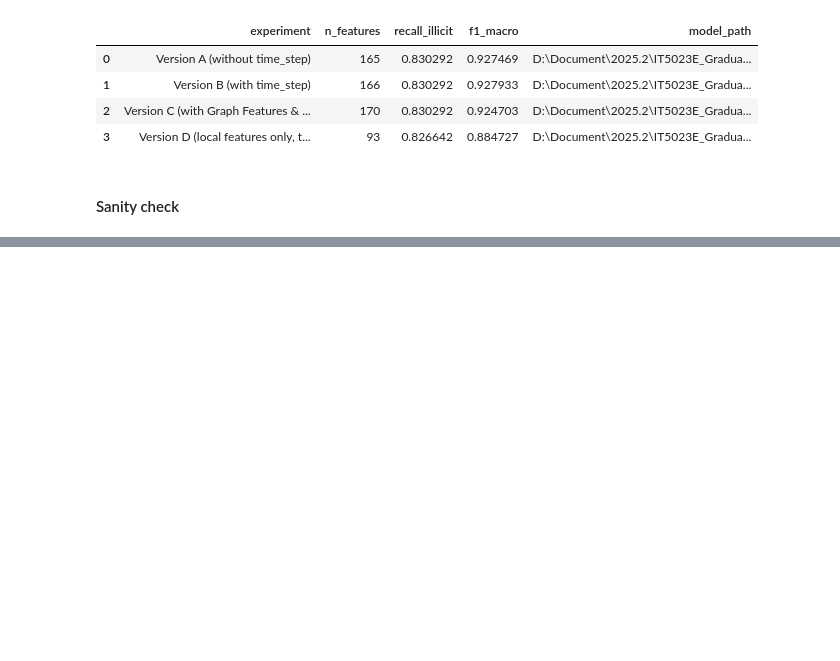
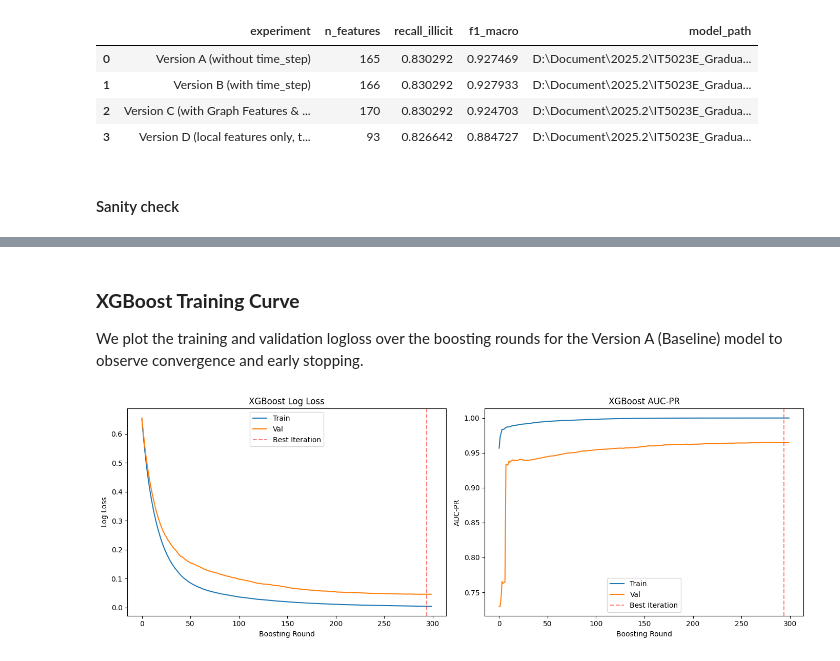
Before and after one commit to DuongXD-27/transaction-network-analysis, a Jupyter notebook: notebooks/xgboost.ipynb, the cells around one changed output, grey strips where cells are left out. Drawn from its saved outputs; the diff is of its cells as text; code cells hidden in the pictures; blank space fills up the shorter version.

```diff
--- a/notebooks/xgboost.ipynb
+++ b/notebooks/xgboost.ipynb
@@ -398,0 +357,66 @@ KẾT LUẬN: Các nodes khác nhau trong cùng time step có giá trị agg kh
+# %% [markdown]
+### **XGBoost Training Curve**
+We plot the training and validation logloss over the boosting rounds for the Version A (Baseline) model to observe convergence and early stopping.
+# %%
+import matplotlib.pyplot as plt
+
+# Re-run XGBoost Version A to extract evals_result for plotting
+X_train, y_train = train_df[feature_cols_A], train_df["y"]
+X_val, y_val = val_df[feature_cols_A], val_df["y"]
+
+n_pos = (y_train == 1).sum()
+n_neg = (y_train == 0).sum()
+scale_pos_weight = n_neg / n_pos
+
+model_plot = XGBClassifier(
+    objective="binary:logistic",
+    eval_metric=["logloss", "aucpr"],
+    n_estimators=300,
+    learning_rate=0.05,
+    max_depth=6,
+    subsample=0.8,
+    colsample_bytree=0.8,
+    random_state=42,
+    n_jobs=-1,
+    scale_pos_weight=scale_pos_weight,
+    early_stopping_rounds=20,
+)
+
+model_plot.fit(
+    X_train, y_train,
+    eval_set=[(X_train, y_train), (X_val, y_val)],
+    verbose=False
+)
+
+results = model_plot.evals_result()
+epochs = len(results['validation_0']['logloss'])
+x_axis = range(0, epochs)
+
+fig, (ax1, ax2) = plt.subplots(1, 2, figsize=(14, 5))
+
+# Plot Log Loss
+ax1.plot(x_axis, results['validation_0']['logloss'], label='Train')
+ax1.plot(x_axis, results['validation_1']['logloss'], label='Val')
+ax1.legend()
+ax1.set_ylabel('Log Loss')
+ax1.set_xlabel('Boosting Round')
+ax1.set_title('XGBoost Log Loss')
+if model_plot.best_iteration is not None:
+    ax1.axvline(x=model_plot.best_iteration, color='red', linestyle='--', alpha=0.5, label='Best Iteration')
+    ax1.legend()
+
+# Plot AUC-PR
+ax2.plot(x_axis, results['validation_0']['aucpr'], label='Train')
+ax2.plot(x_axis, results['validation_1']['aucpr'], label='Val')
+ax2.legend()
+ax2.set_ylabel('AUC-PR')
+ax2.set_xlabel('Boosting Round')
+ax2.set_title('XGBoost AUC-PR')
+if model_plot.best_iteration is not None:
+    ax2.axvline(x=model_plot.best_iteration, color='red', linestyle='--', alpha=0.5, label='Best Iteration')
+    ax2.legend()
+
+plt.tight_layout()
+plt.show()
+# %% [output]
+[figure, added]
```
Also changed, not shown: parts of 5 cells of this notebook, 1 other file.
